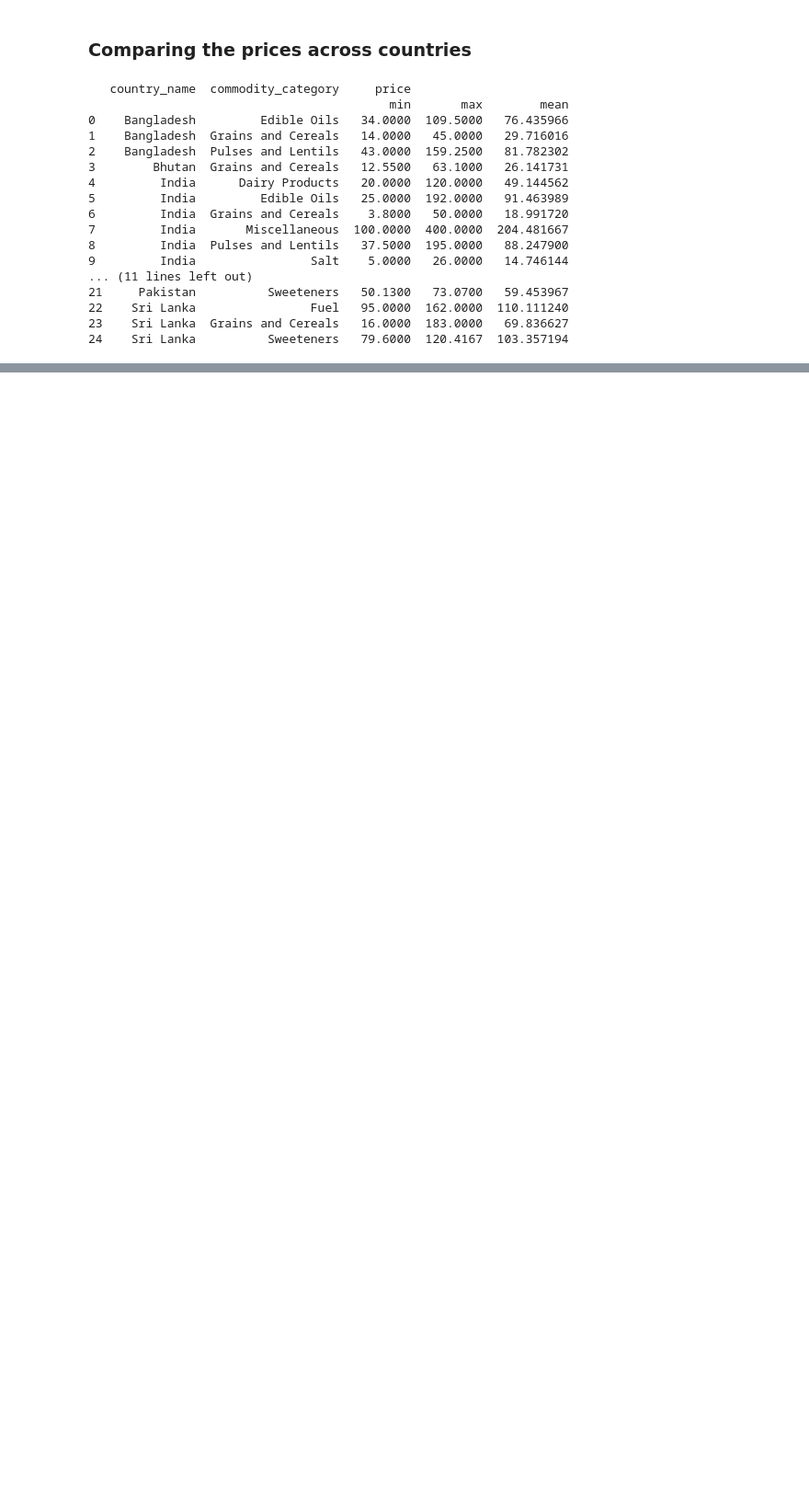
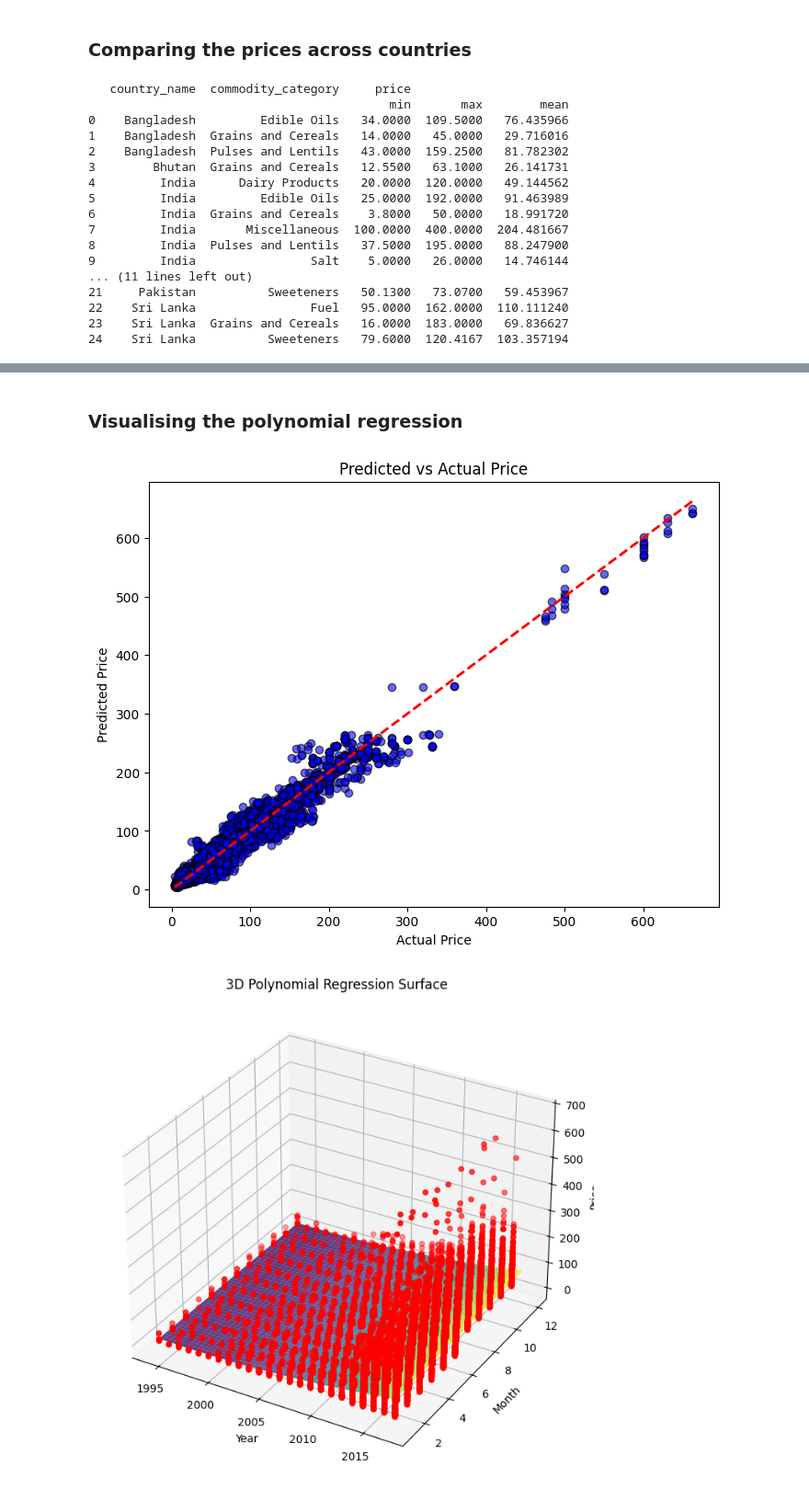
Before and after one commit to raghuveerv/CommodityPricePredictor, a Jupyter notebook: Raghuveer-Explore.ipynb, the cells around one changed output, grey strips where cells are left out. Shown at 92% size. Drawn from its saved outputs; the diff is of its cells as text; code cells hidden in the pictures; blank space fills up the shorter version.

Commit message:
Regression completed

```diff
--- a/Raghuveer-Explore.ipynb
+++ b/Raghuveer-Explore.ipynb
@@ -456,0 +518,60 @@ print(country_price_ranges)
+# %% [markdown]
+### Visualising the polynomial regression
+# %%
+import matplotlib.pyplot as plt
+import numpy as np
+
+# Assuming we have fitted the model as shown before
+
+# 1. Predicted vs Actual Price Plot
+y_pred = pipeline.predict(X_test)
+
+plt.figure(figsize=(8, 6))
+plt.scatter(y_test, y_pred, color='blue', edgecolor='k', alpha=0.6)
+plt.plot([y_test.min(), y_test.max()], [y_test.min(), y_test.max()], 'r--', lw=2)
+plt.xlabel('Actual Price')
+plt.ylabel('Predicted Price')
+plt.title('Predicted vs Actual Price')
+plt.show()
+
+# 2. 3D Polynomial Surface Plot (if focusing on two features)
+# Let's focus on 'price_year' and 'price_month' for 3D visualization
+
+# Select two features for a simpler 3D plot
+X_train_2d = X_train[['price_year', 'price_month']].values
+X_test_2d = X_test[['price_year', 'price_month']].values
+
+# Train a polynomial regression model on these two features
+pipeline_2d = Pipeline(steps=[
+    ('scaler', StandardScaler()),
+    ('poly', PolynomialFeatures(degree=2)),
+    ('regressor', LinearRegression())
+])
+
+pipeline_2d.fit(X_train_2d, y_train)
+
+# Generate a meshgrid for the 3D surface plot
+x0_range = np.linspace(X_test_2d[:, 0].min(), X_test_2d[:, 0].max(), 100)
+x1_range = np.linspace(X_test_2d[:, 1].min(), X_test_2d[:, 1].max(), 100)
+X0, X1 = np.meshgrid(x0_range, x1_range)
+X_grid = np.c_[X0.ravel(), X1.ravel()]
+
+# Predict prices for the grid
+y_grid_pred = pipeline_2d.predict(X_grid).reshape(X0.shape)
+
+# Plotting in 3D
+fig = plt.figure(figsize=(10, 8))
+ax = fig.add_subplot(111, projection='3d')
+ax.plot_surface(X0, X1, y_grid_pred, cmap='viridis', alpha=0.8)
+
+# Scatter actual test data points
+ax.scatter(X_test_2d[:, 0], X_test_2d[:, 1], y_test, color='r', marker='o')
+
+ax.set_xlabel('Year')
+ax.set_ylabel('Month')
+ax.set_zlabel('Price')
+ax.set_title('3D Polynomial Regression Surface')
+plt.show()
+# %% [output]
+[figure, added]
+[figure, added]
```
Also changed, not shown: parts of 4 cells of this notebook.
